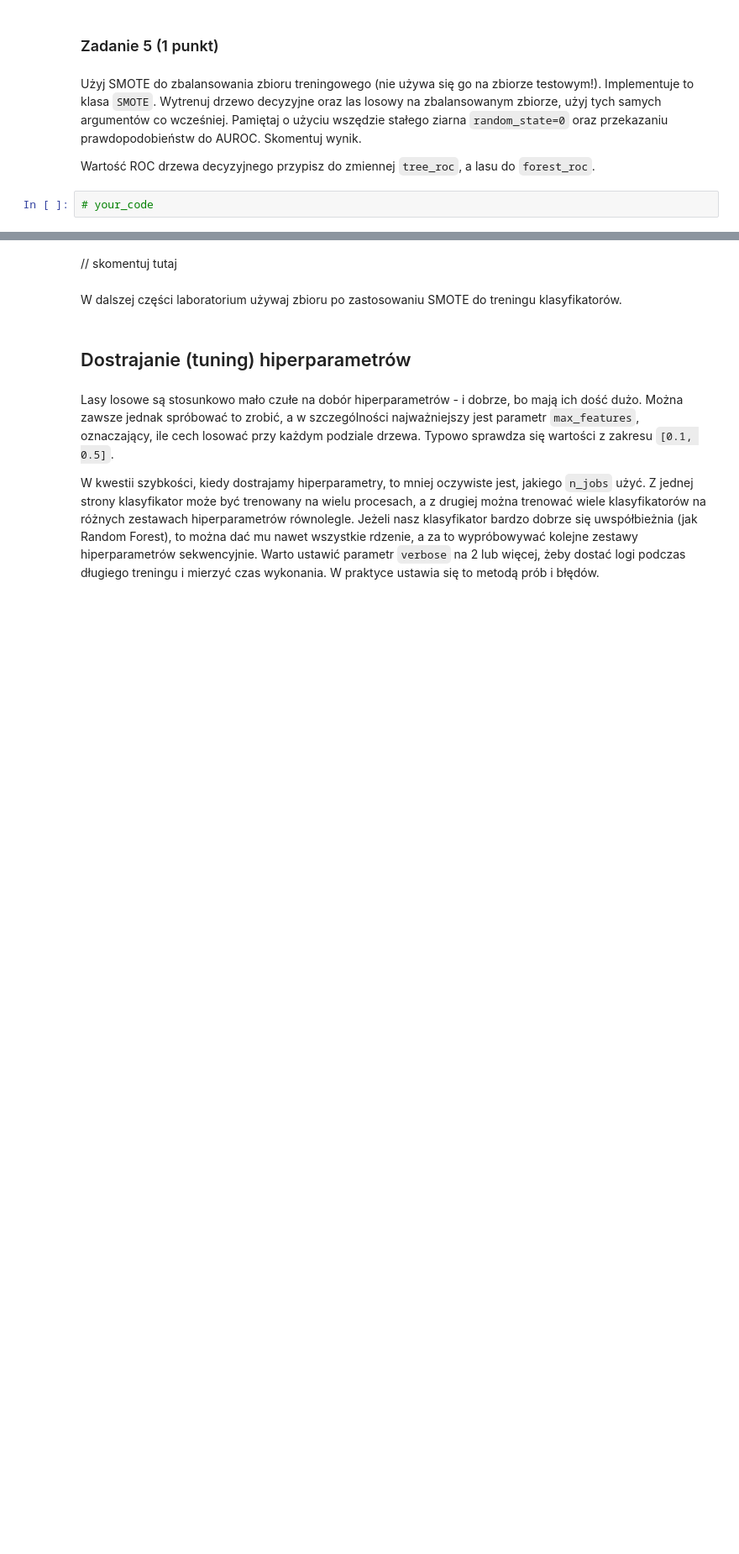
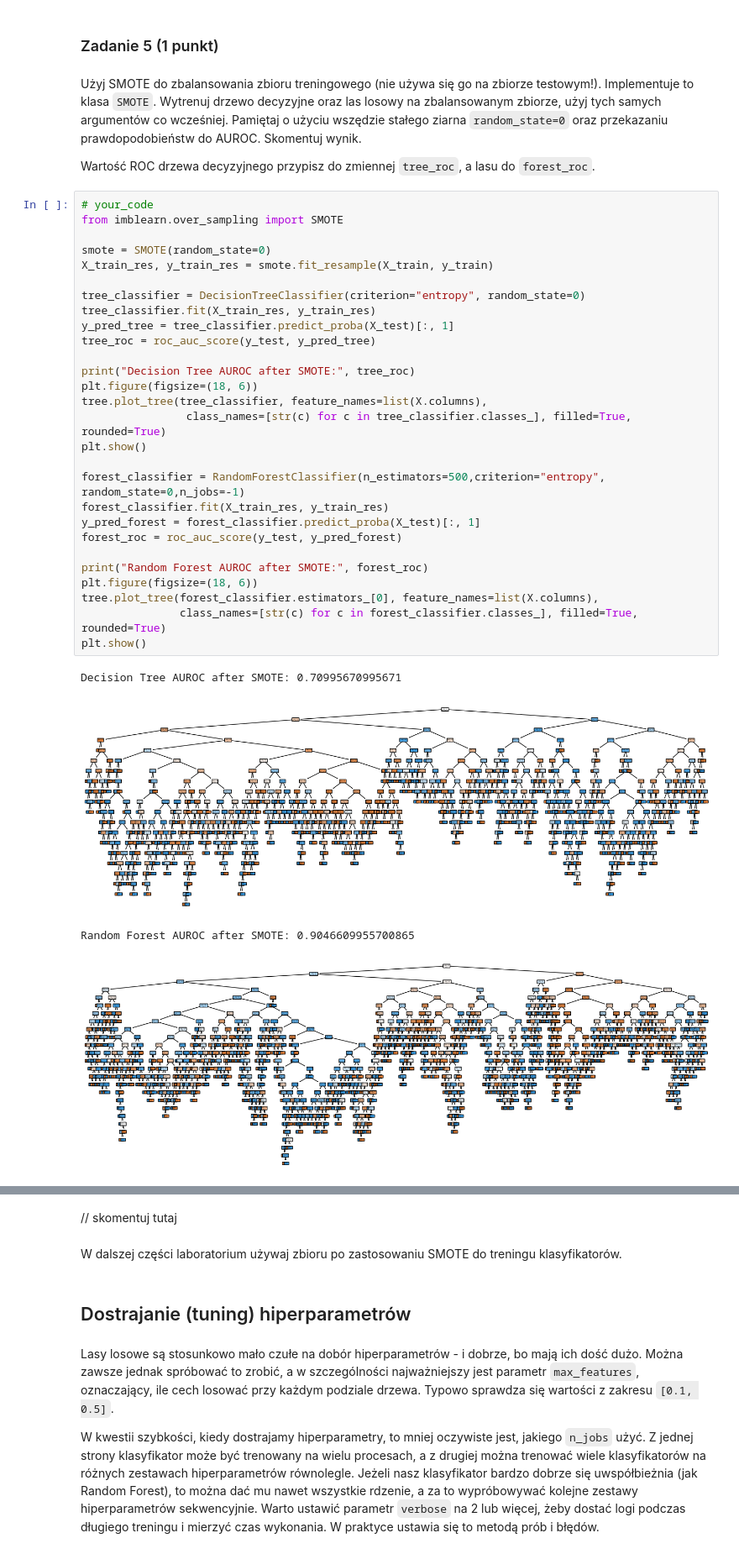
Before and after one commit to mateunow/sztuczna-inteligencja, a Jupyter notebook: lab2/lab_2.ipynb, the cells around one changed output, grey strips where cells are left out. Shown at 84% size. Saved outputs shown, nothing was run; the diff lists cells and outputs as text; blank space fills up the shorter version.

```diff
--- a/lab2/lab_2.ipynb
+++ b/lab2/lab_2.ipynb
@@ -361,8 +375,39 @@ Algorytm SMOTE, jego warianty i inne algorytmy dla problemów niezbalansowanych
 Użyj SMOTE do zbalansowania zbioru treningowego (nie używa się go na zbiorze testowym!). Implementuje to klasa `SMOTE`. Wytrenuj drzewo decyzyjne oraz las losowy na zbalansowanym zbiorze, użyj tych samych argumentów co wcześniej. Pamiętaj o użyciu wszędzie stałego ziarna `random_state=0` oraz przekazaniu prawdopodobieństw do AUROC. Skomentuj wynik.
 
 Wartość ROC drzewa decyzyjnego przypisz do zmiennej `tree_roc`, a lasu do `forest_roc`.
-# %%
-# your_code
+# %%
+# your_code
+from imblearn.over_sampling import SMOTE
+
+smote = SMOTE(random_state=0)
+X_train_res, y_train_res = smote.fit_resample(X_train, y_train)
+
+tree_classifier = DecisionTreeClassifier(criterion="entropy", random_state=0)
+tree_classifier.fit(X_train_res, y_train_res)
+y_pred_tree = tree_classifier.predict_proba(X_test)[:, 1]
+tree_roc = roc_auc_score(y_test, y_pred_tree)
+
+print("Decision Tree AUROC after SMOTE:", tree_roc)
+plt.figure(figsize=(18, 6))
+tree.plot_tree(tree_classifier, feature_names=list(X.columns),
+                class_names=[str(c) for c in tree_classifier.classes_], filled=True, rounded=True)
+plt.show()
+
+forest_classifier = RandomForestClassifier(n_estimators=500,criterion="entropy", random_state=0,n_jobs=-1)
+forest_classifier.fit(X_train_res, y_train_res)
+y_pred_forest = forest_classifier.predict_proba(X_test)[:, 1]
+forest_roc = roc_auc_score(y_test, y_pred_forest)
+
+print("Random Forest AUROC after SMOTE:", forest_roc)
+plt.figure(figsize=(18, 6))
+tree.plot_tree(forest_classifier.estimators_[0], feature_names=list(X.columns),
+               class_names=[str(c) for c in forest_classifier.classes_], filled=True, rounded=True)
+plt.show()
+# %% [output]
+Decision Tree AUROC after SMOTE: 0.70995670995671
+[figure, added]
+Random Forest AUROC after SMOTE: 0.9046609955700865
+[figure, added]
 # %%
 assert 0.6 < tree_roc < 0.8
 assert 0.8 < forest_roc < 0.95
```
Also changed, not shown: parts of 7 cells of this notebook.
